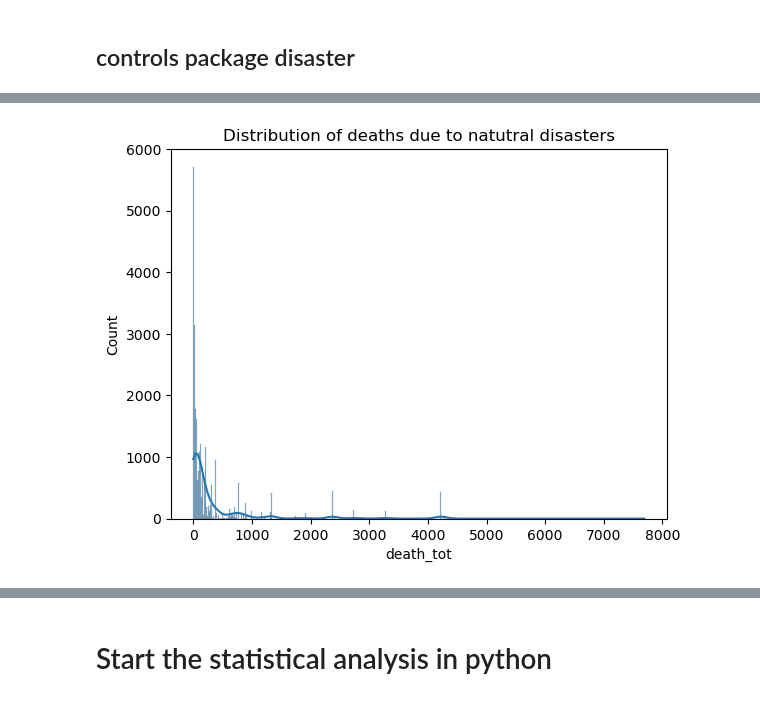
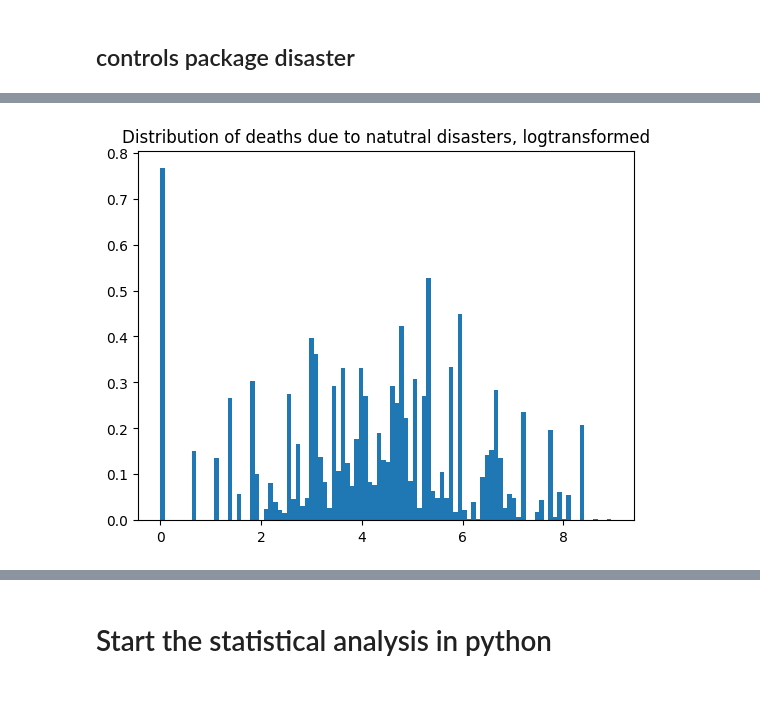
Before and after one commit to NatStrom/Thesis, a Jupyter notebook: Analysis.ipynb, the cells around one changed output, grey strips where cells are left out. Saved outputs shown, nothing was run; the diff lists cells and outputs as text; code cells hidden in the pictures.

```diff
--- a/Analysis.ipynb
+++ b/Analysis.ipynb
@@ -573,0 +316,3 @@ plt.savefig('dah_hist.png')
+# %%
+data_analysis['healthworker_all_log'] = np.log(data_analysis['ihme_healthworkers_all_mean'])
+display(data_analysis)
@@ -699,0 +384,4 @@ plt.savefig('sani_index_hist.png')
+# %%
+#logtransform the wdi_gdp variable
+data_analysis['death_tot_log'] = np.log1p(data_analysis['death_tot'])
+data_analysis
@@ -700,9 +402,9 @@ plt.savefig('sani_index_hist.png')
 # %%
-sns.histplot(data_analysis['death_tot'],kde = True)
-plt.title('Distribution of deaths due to natutral disasters')
+plt.hist(data_analysis['death_tot_log'], bins=100, density= True)
+plt.title('Distribution of deaths due to natutral disasters, logtransformed')
 plt.savefig('death_emdat_hist.png')
 # %% [output]
-[figure, old version]
+[figure, new version]
 # %%
 #produce distribution plots
 sns.histplot(data_analysis['gdis_count_lag'],kde = True)
```
Also changed, not shown: parts of 87 cells of this notebook.
